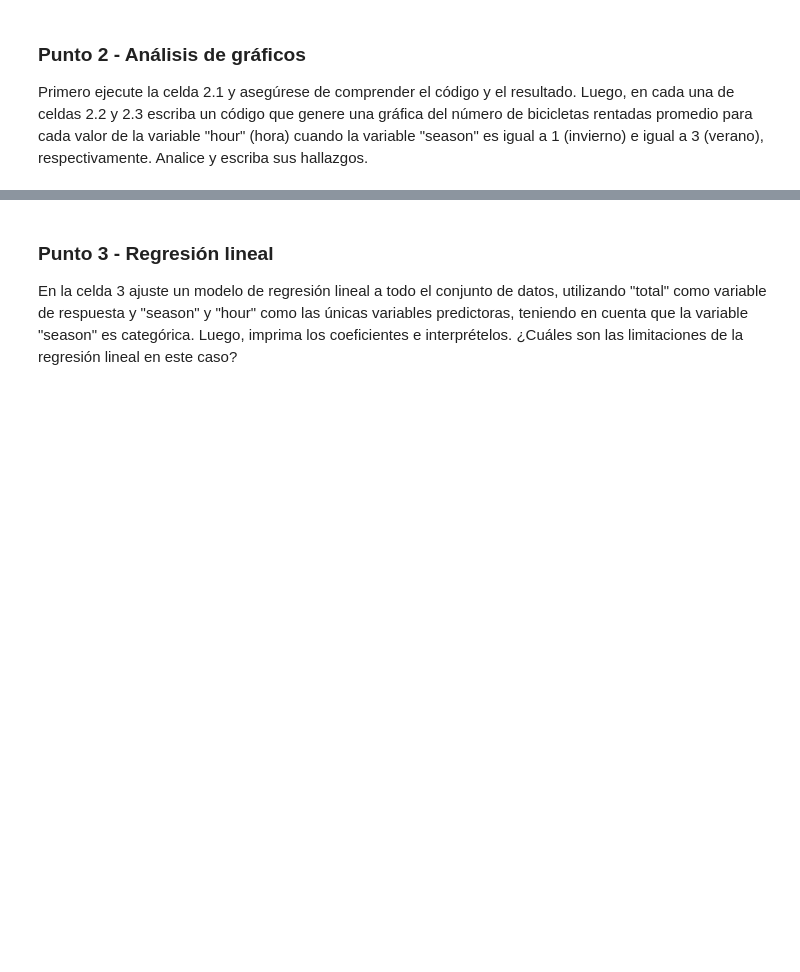
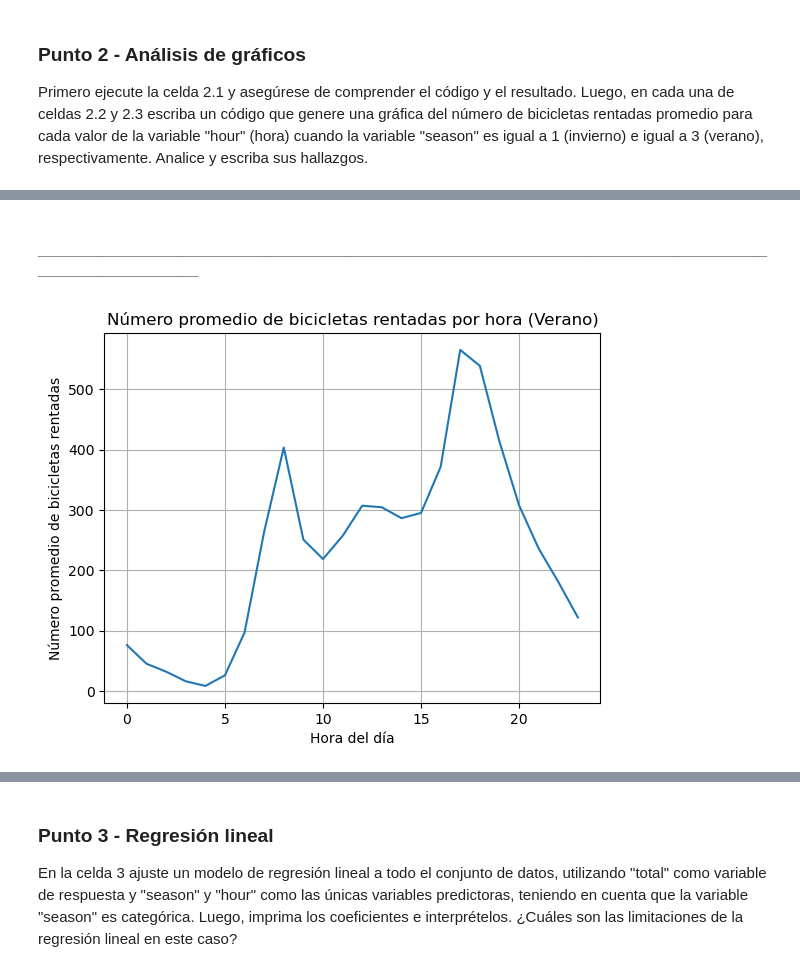
Before and after one commit to SOFIASALAZARSUAZA/Taller-Construcci-n-e-implementaci-n-de-rboles-de-decisi-n-y-m-todos-de-ensamblaje, a Jupyter notebook: S1TC1_arboles_ensamblajes.ipynb, the cells around one changed output, grey strips where cells are left out. Cells and saved outputs as stored; diff of their text form; code cells hidden in the pictures; blank space fills up the shorter version.

```diff
--- a/S1TC1_arboles_ensamblajes.ipynb
+++ b/S1TC1_arboles_ensamblajes.ipynb
@@ -163,0 +189,12 @@ bikes.groupby('hour').total.mean().plot()
+# %% [markdown]
+##### __________________________________________________________________________________________________________________________
+# %%
+# Celda 2.3 - "season"=3 escriba su código y hallazgos
+bikes[bikes['season'] == 3].groupby('hour').total.mean().plot()
+plt.title('Número promedio de bicicletas rentadas por hora (Verano)')
+plt.xlabel('Hora del día')
+plt.ylabel('Número promedio de bicicletas rentadas')
+plt.grid(True)
+plt.show()
+# %% [output]
+[figure, added]
```
Also changed, not shown: parts of 34 cells of this notebook.
